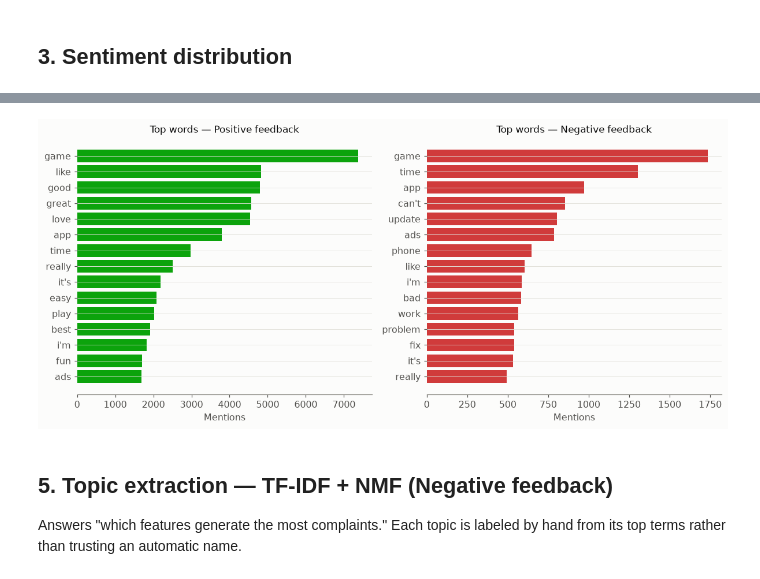
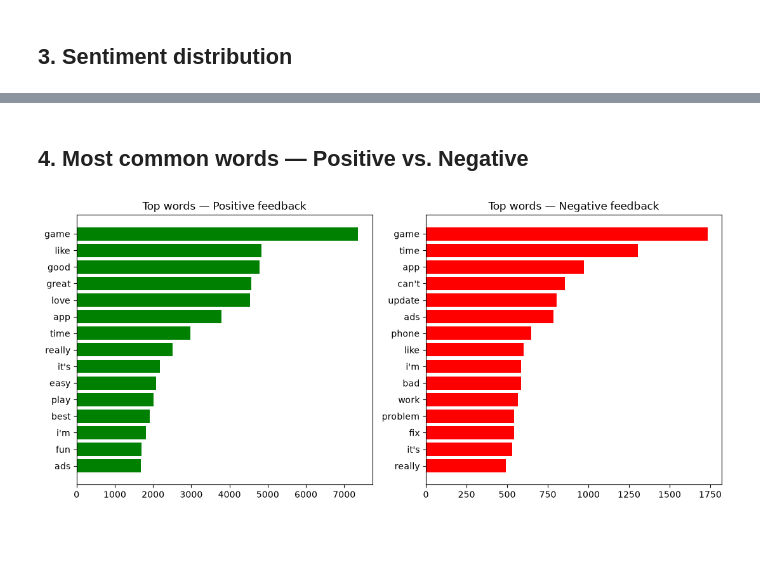
Before and after one commit to Quantique-Realm/VoiceIQ, a Jupyter notebook: notebooks/02_sentiment_analysis.ipynb, the cells around one changed output, grey strips where cells are left out. Drawn from its saved outputs; the diff is of its cells as text; code cells hidden in the pictures; blank space fills up the shorter version.

```diff
--- a/notebooks/02_sentiment_analysis.ipynb
+++ b/notebooks/02_sentiment_analysis.ipynb
@@ -66,0 +31,13 @@ Name: count, dtype: int64
+# %%
+sia = SentimentIntensityAnalyzer()
+feedback["sentiment_score"] = feedback["feedback_text"].apply(lambda t: sia.polarity_scores(t)["compound"]).round(4)
+
+def sentiment_label(score):
+    if score >= 0.05:
+        return "Positive"
+    if score <= -0.05:
+        return "Negative"
+    return "Neutral"
+
+feedback["sentiment_label"] = feedback["sentiment_score"].apply(sentiment_label)
+feedback["sentiment_label"].value_counts()
@@ -136,34 +97,24 @@ Ranked bars, not a word cloud — a cloud sizes words by length/layout as much a
+# %% [markdown]
+## 4. Most common words — Positive vs. Negative
 # %%
-import re
-from collections import Counter
-
-STOP = set(ENGLISH_STOP_WORDS)
-
 def top_words(texts, n=15):
     counter = Counter()
-    for t in texts:
-        words = re.findall(r"[a-z']+", t.lower())
-        counter.update(w for w in words if w not in STOP and len(w) > 2)
+    for text in texts:
+        for word in re.findall(r"[a-z']+", text.lower()):
+            if word not in ENGLISH_STOP_WORDS and len(word) > 2:
+                counter[word] += 1
     return counter.most_common(n)
 
 pos_words = top_words(feedback.loc[feedback["sentiment_label"] == "Positive", "feedback_text"])
 neg_words = top_words(feedback.loc[feedback["sentiment_label"] == "Negative", "feedback_text"])
 
 fig, axes = plt.subplots(1, 2, figsize=(11, 5))
-for ax, words, color, title in [
-    (axes[0], pos_words, STATUS["good"], "Top words — Positive feedback"),
-    (axes[1], neg_words, STATUS["critical"], "Top words — Negative feedback"),
-]:
+for ax, words, color, title in [(axes[0], pos_words, "green", "Positive feedback"),
+                                (axes[1], neg_words, "red", "Negative feedback")]:
     labels, values = zip(*reversed(words))
     ax.barh(labels, values, color=color)
-    ax.set_title(title, fontsize=11)
-    ax.set_xlabel("Mentions")
-
+    ax.set_title(f"Top words — {title}")
 plt.tight_layout()
 plt.show()
 # %% [output]
-[figure, old version]
+[figure, new version]
-# %% [markdown]
-## 5. Topic extraction — TF-IDF + NMF (Negative feedback)
-
-Answers "which features generate the most complaints." Each topic is labeled by hand from its top terms rather than trusting an automatic name.
```
Also changed, not shown: parts of 29 cells of this notebook, 12 other files.
